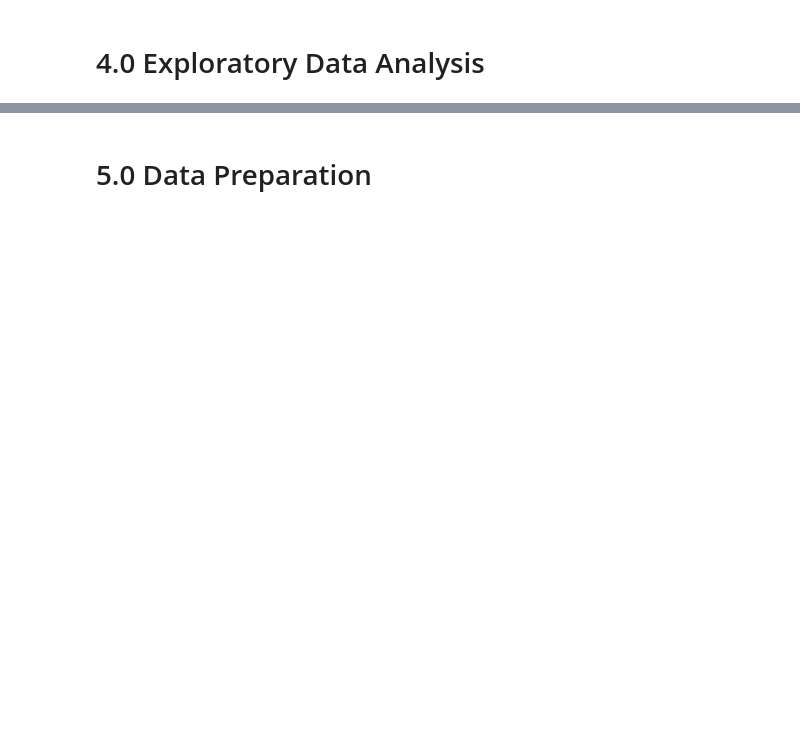
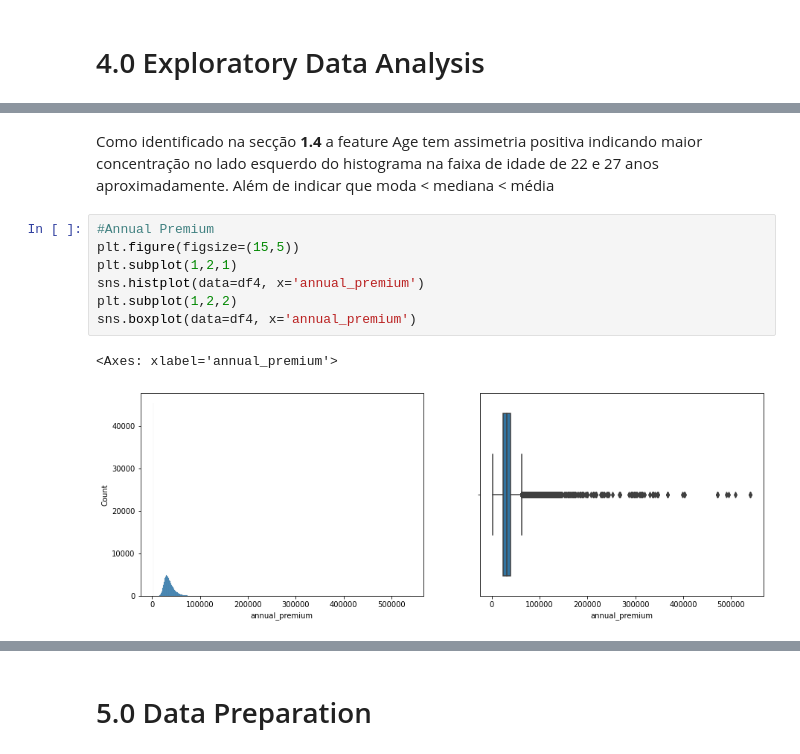
Before and after one commit to alexandrerod/health_insurance_cross_sell, a Jupyter notebook: notebooks/heath_insurance.ipynb, the cells around one changed output, grey strips where cells are left out. Cells and saved outputs as stored; diff of their text form; blank space fills up the shorter version.

```diff
--- a/notebooks/heath_insurance.ipynb
+++ b/notebooks/heath_insurance.ipynb
@@ -93,0 +225,12 @@ df_test = pd.concat([X_test, y_test], axis=1)
+# %% [markdown]
+Como identificado na secção **1.4** a feature Age tem assimetria positiva indicando maior concentração no lado esquerdo do histograma na faixa de idade de 22 e 27 anos aproximadamente. Além de indicar que moda < mediana < média
+# %%
+#Annual Premium
+plt.figure(figsize=(15,5))
+plt.subplot(1,2,1)
+sns.histplot(data=df4, x='annual_premium')
+plt.subplot(1,2,2)
+sns.boxplot(data=df4, x='annual_premium')
+# %% [output]
+<Axes: xlabel='annual_premium'>
+[figure, added]
```
Also changed, not shown: parts of 44 cells of this notebook.
